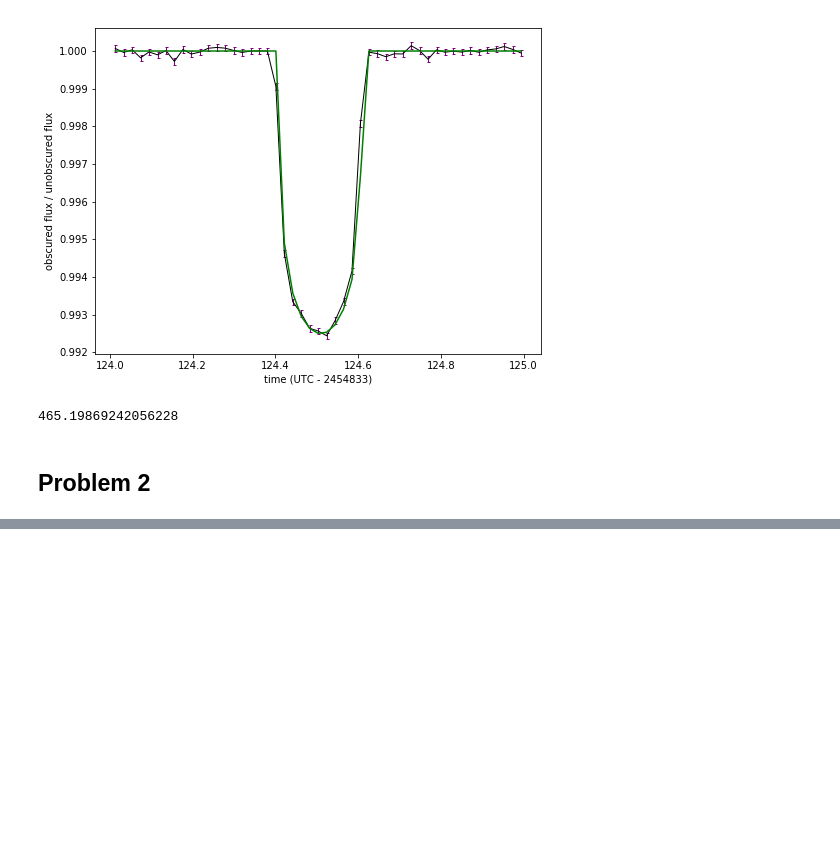
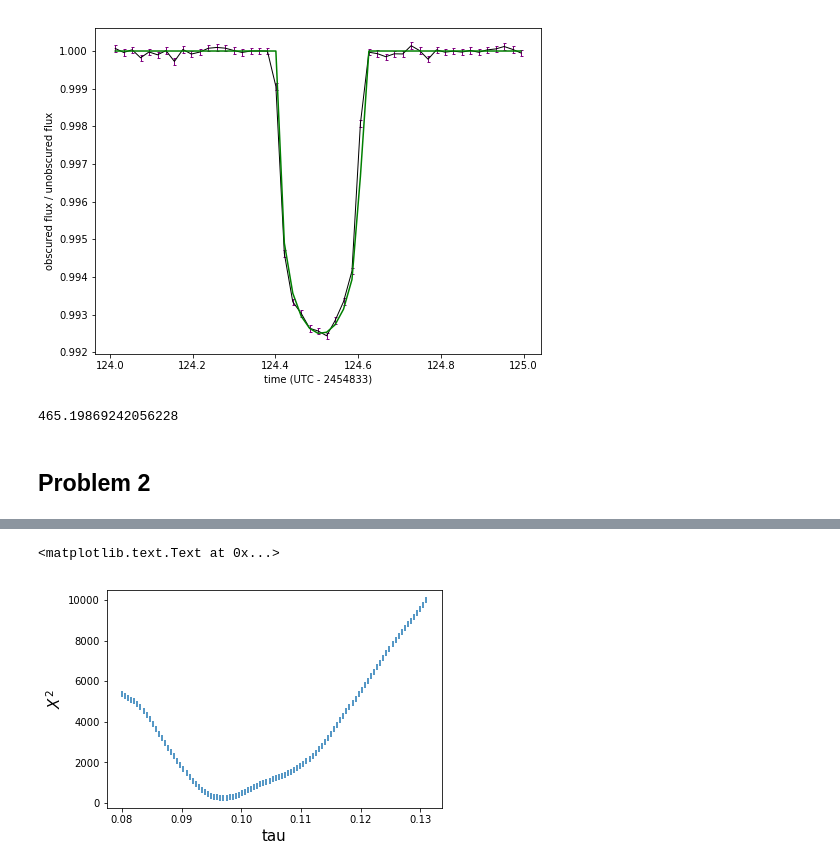
Before and after one commit to columbia-astro/problem-set-7-gsuissa, a Jupyter notebook: Problem Set #7 - Gabrielle.ipynb, the cells around one changed output, grey strips where cells are left out. Cells and saved outputs as stored; diff of their text form; code cells hidden in the pictures; blank space fills up the shorter version.

```diff
--- a/Problem Set #7 - Gabrielle.ipynb
+++ b/Problem Set #7 - Gabrielle.ipynb
@@ -138,0 +195,7 @@ chi2(norm_flux,flux_model,norm_error)
+# %%
+plt.scatter(varying_taus,chi_squares,marker="|")
+plt.xlabel("tau",size="15")
+plt.ylabel("$X^2$",size="15")
+# %% [output]
+<matplotlib.text.Text at 0x...>
+[figure, added]
```
Also changed, not shown: parts of 22 cells of this notebook.
